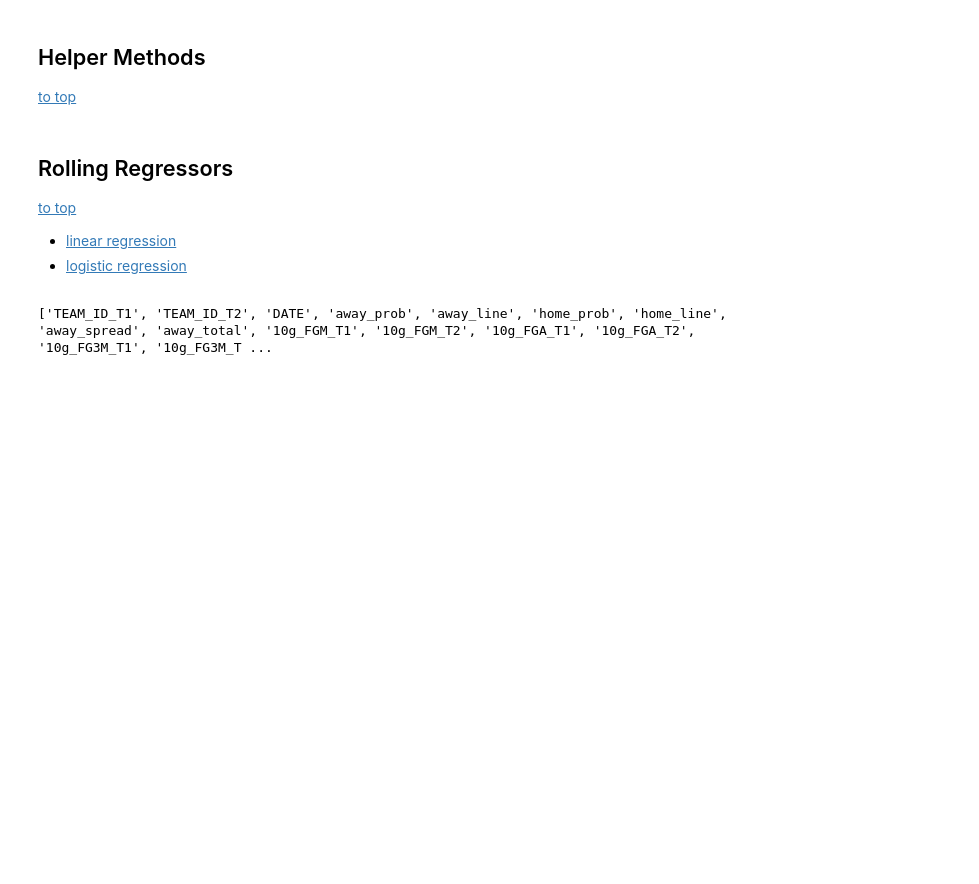
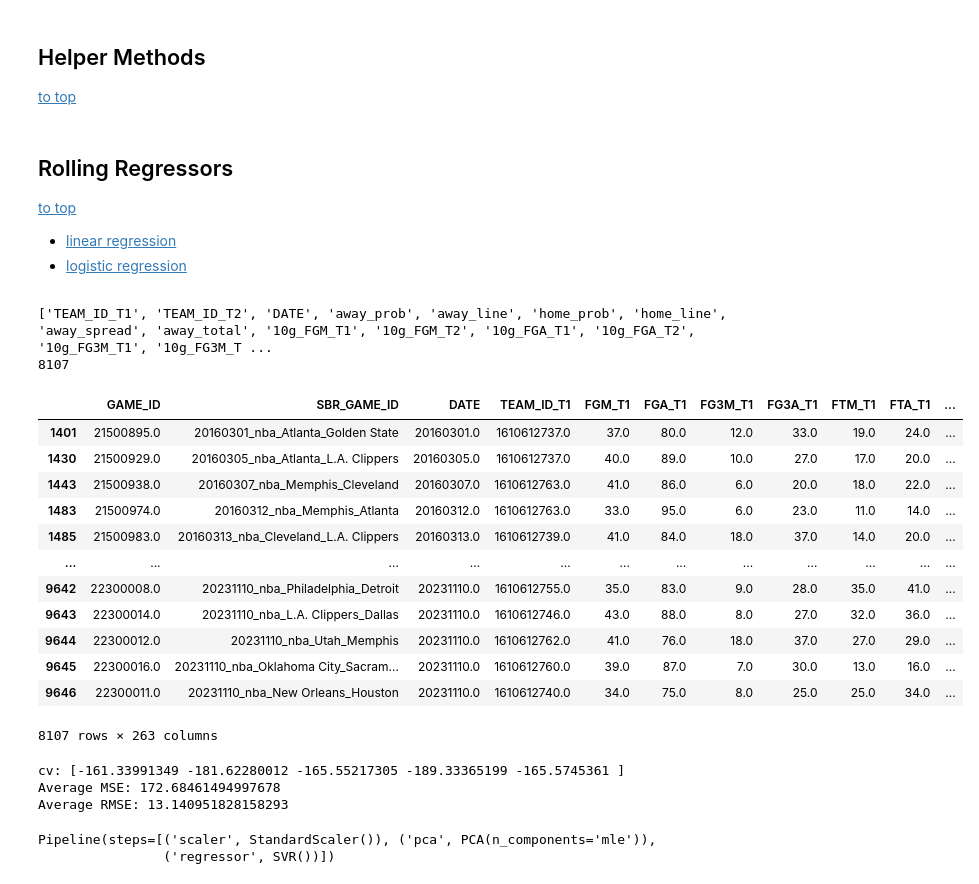
Before and after one commit to iiisong/ML-NBA-Betting, a Jupyter notebook: adv_games_regression.ipynb, the cells around one changed output. Saved outputs shown, nothing was run; the diff lists cells and outputs as text; code cells hidden in the pictures; blank space fills up the shorter version.

```diff
--- a/adv_games_regression.ipynb
+++ b/adv_games_regression.ipynb
@@ -91,8 +91,34 @@ game_info = ['TEAM_ID_T1', 'TEAM_ID_T2', 'DATE', 'away_prob', 'away_line', 'home
 intervals = ['10g_', '25g_', '50g_', '75g_', '100g']
 columns = game_info + [c for c in df.columns.to_list() if c not in game_info and c[:4] in intervals]
 print(columns)
+print(df.shape[0])
 # %% [output]
 ['TEAM_ID_T1', 'TEAM_ID_T2', 'DATE', 'away_prob', 'away_line', 'home_prob', 'home_line', 'away_spread', 'away_total', '10g_FGM_T1', '10g_FGM_T2', '10g_FGA_T1', '10g_FGA_T2', '10g_FG3M_T1', '10g_FG3M_T ...
+8107
+# %%
+df
+# %% [output]
+|  | GAME_ID | SBR_GAME_ID | DATE | TEAM_ID_T1 | FGM_T1 | FGA_T1 | FG3M_T1 | FG3A_T1 | FTM_T1 | FTA_T1 | ... |
+| 1401 | 21500895.0 | 20160301_nba_Atlanta_Golden State | 20160301.0 | 1610612737.0 | 37.0 | 80.0 | 12.0 | 33.0 | 19.0 | 24.0 | ... |
+| 1430 | 21500929.0 | 20160305_nba_Atlanta_L.A. Clippers | 20160305.0 | 1610612737.0 | 40.0 | 89.0 | 10.0 | 27.0 | 17.0 | 20.0 | ... |
+| 1443 | 21500938.0 | 20160307_nba_Memphis_Cleveland | 20160307.0 | 1610612763.0 | 41.0 | 86.0 | 6.0 | 20.0 | 18.0 | 22.0 | ... |
+| 1483 | 21500974.0 | 20160312_nba_Memphis_Atlanta | 20160312.0 | 1610612763.0 | 33.0 | 95.0 | 6.0 | 23.0 | 11.0 | 14.0 | ... |
+| 1485 | 21500983.0 | 20160313_nba_Cleveland_L.A. Clippers | 20160313.0 | 1610612739.0 | 41.0 | 84.0 | 18.0 | 37.0 | 14.0 | 20.0 | ... |
+| ... | ... | ... | ... | ... | ... | ... | ... | ... | ... | ... | ... |
+| 9642 | 22300008.0 | 20231110_nba_Philadelphia_Detroit | 20231110.0 | 1610612755.0 | 35.0 | 83.0 | 9.0 | 28.0 | 35.0 | 41.0 | ... |
+| 9643 | 22300014.0 | 20231110_nba_L.A. Clippers_Dallas | 20231110.0 | 1610612746.0 | 43.0 | 88.0 | 8.0 | 27.0 | 32.0 | 36.0 | ... |
+| 9644 | 22300012.0 | 20231110_nba_Utah_Memphis | 20231110.0 | 1610612762.0 | 41.0 | 76.0 | 18.0 | 37.0 | 27.0 | 29.0 | ... |
+| 9645 | 22300016.0 | 20231110_nba_Oklahoma City_Sacram... | 20231110.0 | 1610612760.0 | 39.0 | 87.0 | 7.0 | 30.0 | 13.0 | 16.0 | ... |
+| 9646 | 22300011.0 | 20231110_nba_New Orleans_Houston | 20231110.0 | 1610612740.0 | 34.0 | 75.0 | 8.0 | 25.0 | 25.0 | 34.0 | ... |
+8107 rows × 263 columns
+# %%
+SVGRegression(df[columns].values, df["SCORE_DIFF_T1"].values)
+# %% [output]
+cv: [-161.33991349 -181.62280012 -165.55217305 -189.33365199 -165.5745361 ]
+Average MSE: 172.68461494997678
+Average RMSE: 13.140951828158293
+Pipeline(steps=[('scaler', StandardScaler()), ('pca', PCA(n_components='mle')),
+                ('regressor', SVR())])
 # %%
 away_spread_reg = SVGRegressionFit(df.iloc[:-1000][columns].values, df[:-1000]["SCORE_DIFF_T1"].values)
 
```
Also changed, not shown: parts of 3 cells of this notebook, 1 other file.
